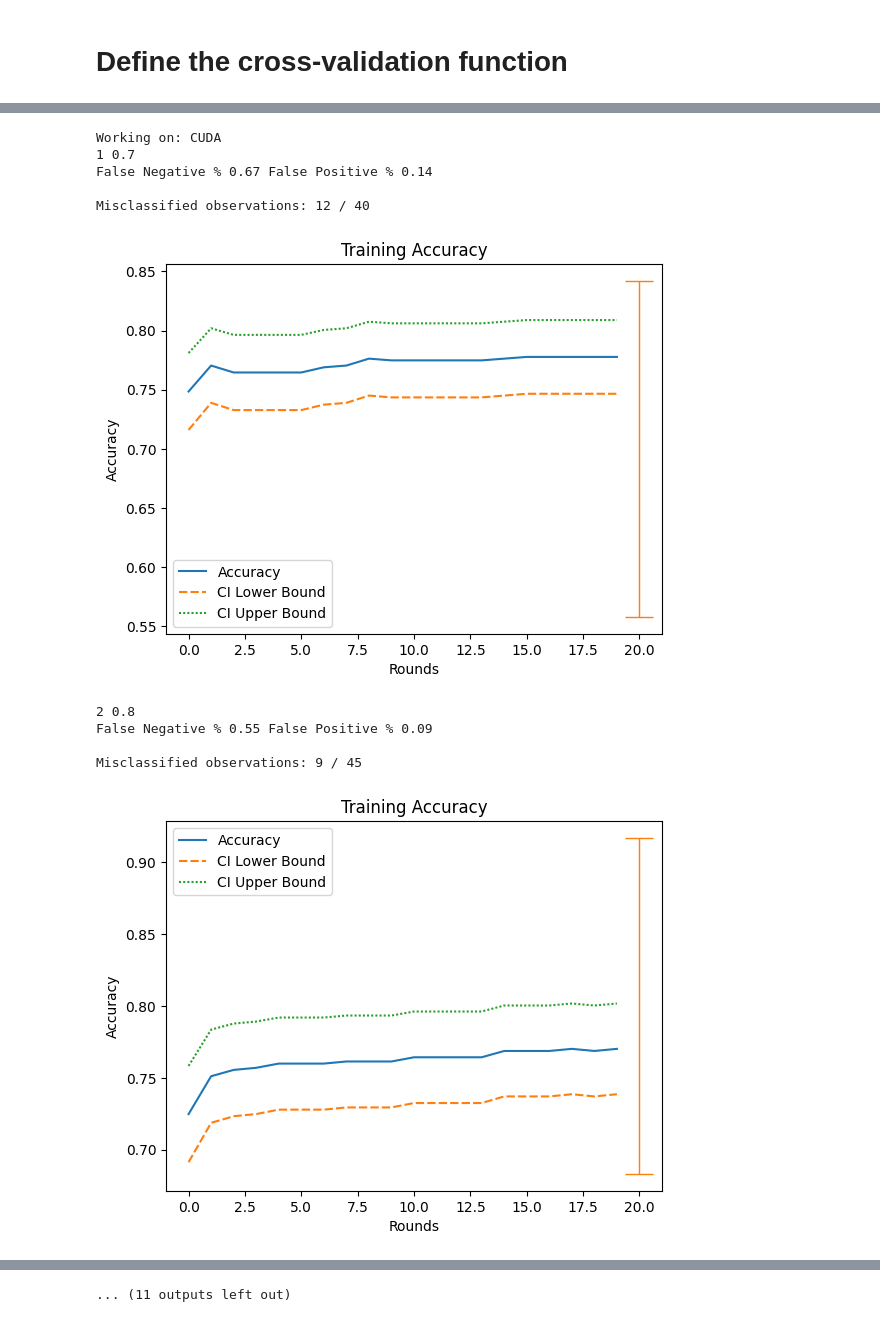
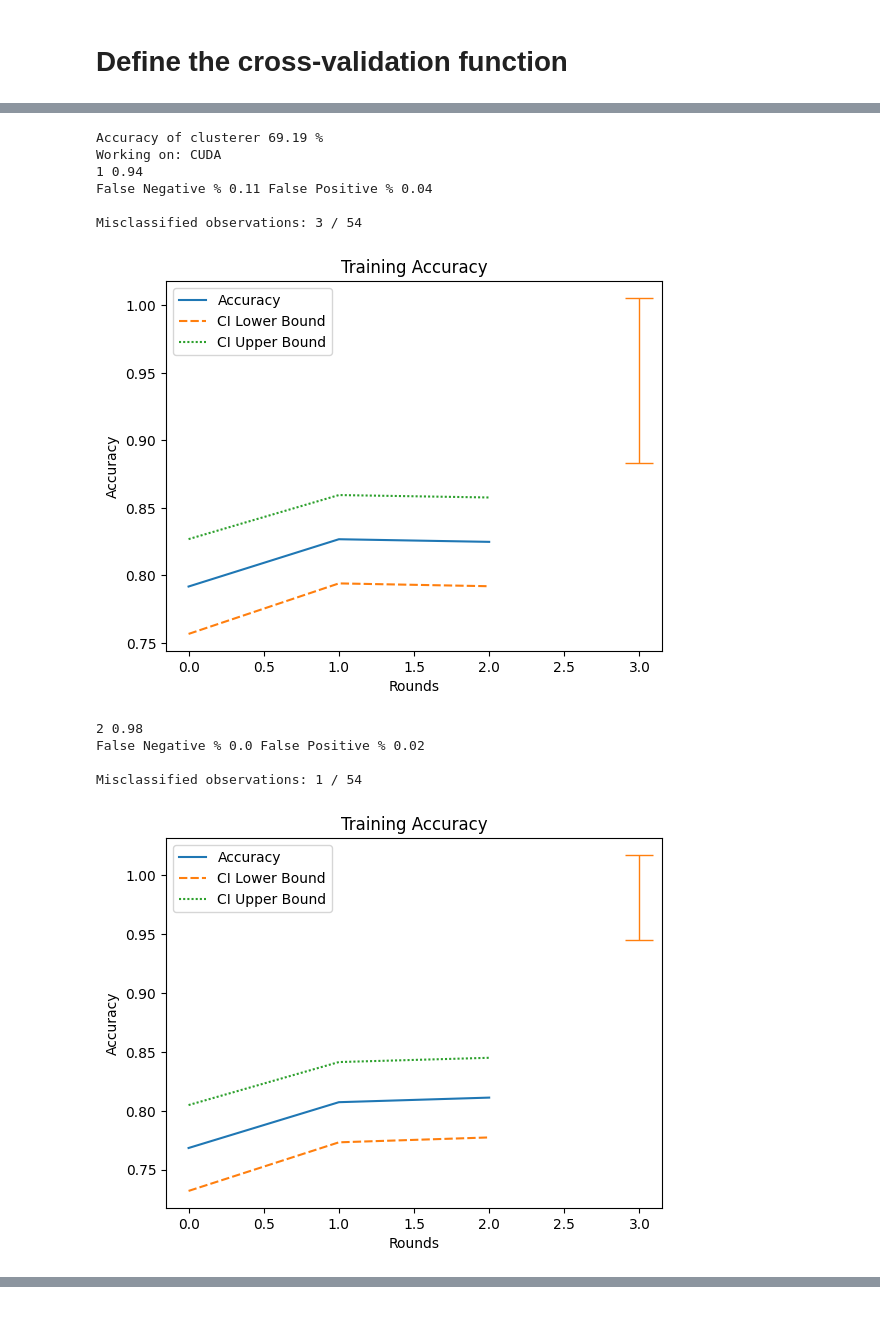
Before and after one commit to PeterVL02/Diabetes-Classifier, a Jupyter notebook: diabetes_classifier.ipynb, the cells around one changed output, grey strips where cells are left out. Saved outputs shown, nothing was run; the diff lists cells and outputs as text; code cells hidden in the pictures.

Commit message:
95.589% accuracy

```diff
--- a/diabetes_classifier.ipynb
+++ b/diabetes_classifier.ipynb
@@ -201,7 +187,7 @@ for col in df.columns:
 
 # Remove NaN rows in data
 def remove_nan(DataFrame):
-    return DataFrame.dropna()
+    return DataFrame.copy().dropna()
 
 def impute_nan(DataFrame, n=None):
     global n_nearest_neighbors
@@ -216,6 +202,7 @@ def remove_outliers(DataFrame):
     # Calculate the mean and standard deviation for each column
     means = DataFrame.mean()
     stds = DataFrame.std()
+    DataFrame = DataFrame.copy()
 
     global std_threshold
 
@@ -231,18 +218,32 @@ def remove_outliers(DataFrame):
 # %% [markdown]
 ### Splitting data into k groups
 # %%
-def k_split(DataFrame, k, RemoveOutliers=False, ImputeMissing=False, log_transform=None):
+def k_split(DataFrame, k, RemoveOutliers=False, ImputeMissing=False, log_transform=None, remove_misclassified = False):
     'If not ImputeMissing, NaNs will be removed. NaNs will always be removed in test data.'
 
-    ## Get the global features variable
+    ## Get the global features and drop_columns variables
     global features
+    global drop_columns
+
+    DataFrame = DataFrame.copy()
+
+    ## Removing observations misclassified by the k-means clustering algorithm
+    if remove_misclassified:
+        DataFrame = remove_misclassified_observations(DataFrame=DataFrame)
 
     ## Log transformation
     if log_transform is not None:
         for col in log_transform:
             ## Make sure that we are not log-transforming non-existent columns
             if col in features:
-                df[col] = df[col].apply(lambda x: np.log1p(x))
+                DataFrame[col] = DataFrame[col].apply(lambda x: np.log1p(x))
+
+    ## Remove unwanted columns
+    unwanted = []
+    for feature in drop_columns:
+        if not feature == 'Outcome':
+            unwanted.append(feature)
+    DataFrame = DataFrame.drop(columns=unwanted)
 
     ## Shuffle the DataFrame
     shuffled = DataFrame.sample(frac=1)
@@ -342,6 +381,6 @@ def cross_validate(training_data, test_data, pcs, n_pcs, learning_rate, rtt, plo
 # %%
 ## Decide on k
-k = 10
+k = 5
 
 ## Define threshold as 4 standard deviations from mean
 std_threshold = 4
@@ -350,7 +389,7 @@ std_threshold = 4
 n_nearest_neighbors = 3
 
 ## How many times to go train on the dataset before evaluating?
-rounds_to_train = 20
+rounds_to_train = 3
 
 ## How many principal components should be used?
 number_of_pcs = 0
@@ -358,51 +397,53 @@ number_of_pcs = 0
 ## Learning Rate
 LR = 0.000009
 
-# Which coloumns to drop when standardizing and giving to model. 'Outcome' should be dropped
+# Which columns to drop when standardizing and giving to model. 'Outcome' should be dropped
 # If any other columns shold be dropped (for feature engineering purposes), these can be specified here as well:
-drop_coloumns = ['Outcome', 'DiabetesPedigreeFunction']
+drop_columns = ['Outcome']#, 'SkinThickness', 'Insulin']
 
 # Which columns to log-transform?
 log_columns = ['Pregnancies', 'Insulin', 'DiabetesPedigreeFunction', 'Age']
 
 # Get all remaining columns in lists
-features = [col for col in df.columns if col not in [kol for kol in drop_coloumns]]
+features = [col for col in df.columns if col not in [kol for kol in drop_columns]]
 
 ## Create Data from DataFrame
-X_data, Y_data, pc_array = k_split(df, k=k, RemoveOutliers=True, ImputeMissing=True, log_transform=log_columns)
+X_data, Y_data, pc_array = k_split(df, k=k, RemoveOutliers=True, ImputeMissing=True, log_transform=log_columns,
+                                        remove_misclassified = True)
 
 
 ## Perform cross validation
 statistics, misclassified_observations = cross_validate(X_data,Y_data,pc_array, n_pcs=number_of_pcs,
                                             learning_rate = LR, rtt=rounds_to_train, plot=True)
 
 ## Analyze the data
 means, low_means, high_means, false_negatives, false_positives = [], [], [], [], []
 for run_stat in statistics:
     means.append(run_stat[0])
     low_means.append(run_stat[1])
     high_means.append(run_stat[2])
     false_negatives.append(1-run_stat[3])
     false_positives.append(1-run_stat[4])
 
-print('Mean:', np.round(np.mean(means),2), 'Std', np.round(np.std(means),2), 'Min/Max', np.round(min(means),2),
+print('Mean Accuracy:', np.round(np.mean(means)*100,3), 'Std', np.round(np.std(means),2), 'Min/Max', np.round(min(means),2),
       np.round(max(means),2), 'Mean CI:', np.round(np.mean(low_means),2), np.round(np.mean(high_means),2),
       'Mean False Negatives:', np.round(np.mean(false_negatives),2),
       'Mean False Positives:', np.round(np.mean(false_positives),2))
-display(misclassified_observations)
 
 
-# lr 0.0001, 50 runder: Mean 0.83 CI: 0.75 0.92
-# lr 0.0001, 20 runder, pc1 + pc2: Mean 0.85 CI: 0.77 0.93
+# LR = 0.000001, std_threshold = 4, n_nearest_neighbors = 3, rounds_to_train = 4, number_of_pcs = 0
+# drop_columns = ['Outcome', 'DiabetesPedigreeFunction'],
+# log_columns = ['Pregnancies', 'Insulin', 'DiabetesPedigreeFunction', 'Age']      : mean 0.8
 # %% [output]
+Accuracy of clusterer 69.19 %
 Working on: CUDA
-1 0.7
-False Negative % 0.67 False Positive % 0.14
+1 0.94
+False Negative % 0.11 False Positive % 0.04
 
-Misclassified observations: 12 / 40
+Misclassified observations: 3 / 54
-[figure, old version]
+[figure, new version]
-2 0.8
-False Negative % 0.55 False Positive % 0.09
+2 0.98
+False Negative % 0.0 False Positive % 0.02
 
-Misclassified observations: 9 / 45
+Misclassified observations: 1 / 54
-[figure, old version]
+[figure, new version]
@@ -429 +465,0 @@ Misclassified observations: 12 / 41
-... (11 outputs left out)
```
Also changed, not shown: parts of 5 cells of this notebook, 1 other file.
